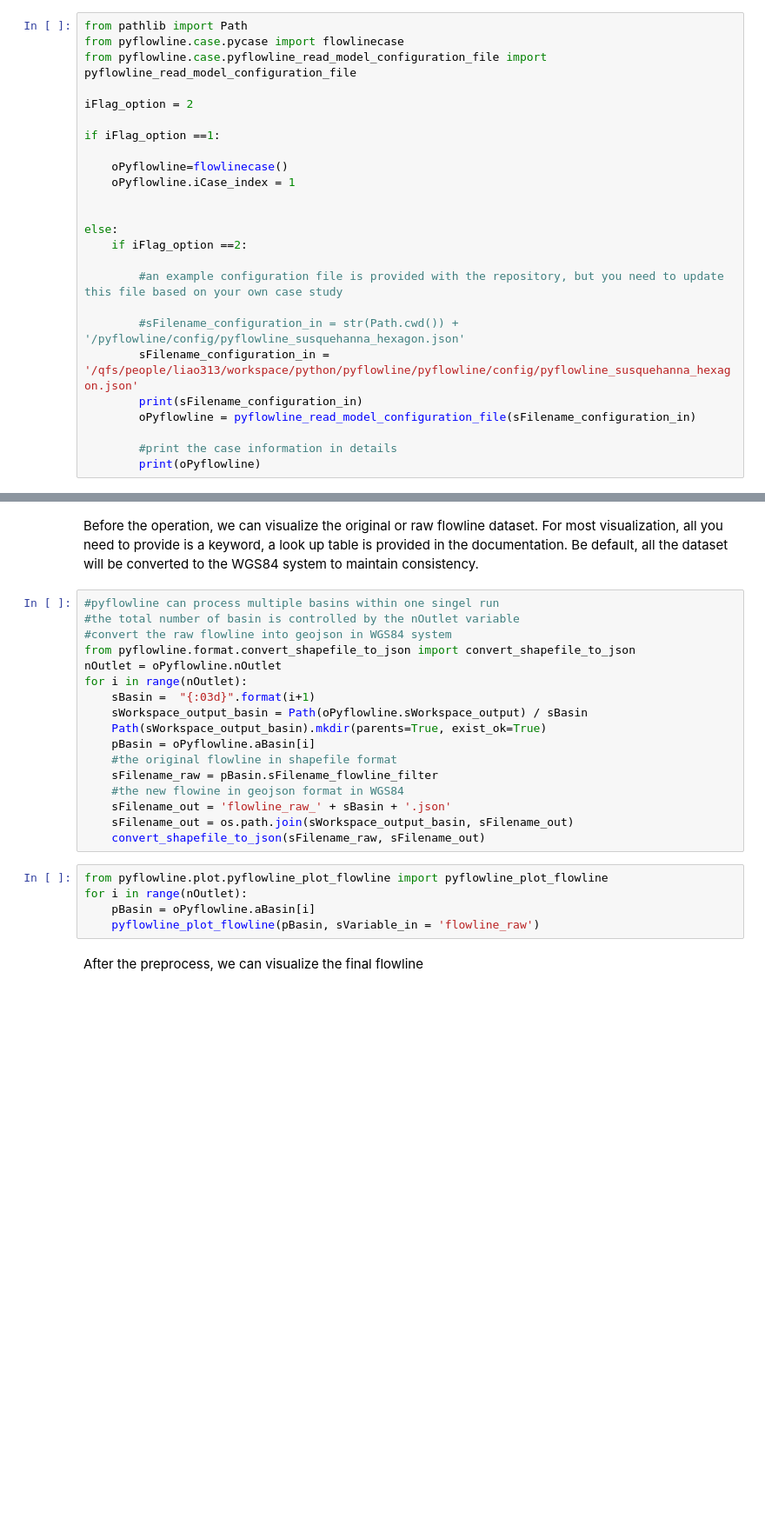
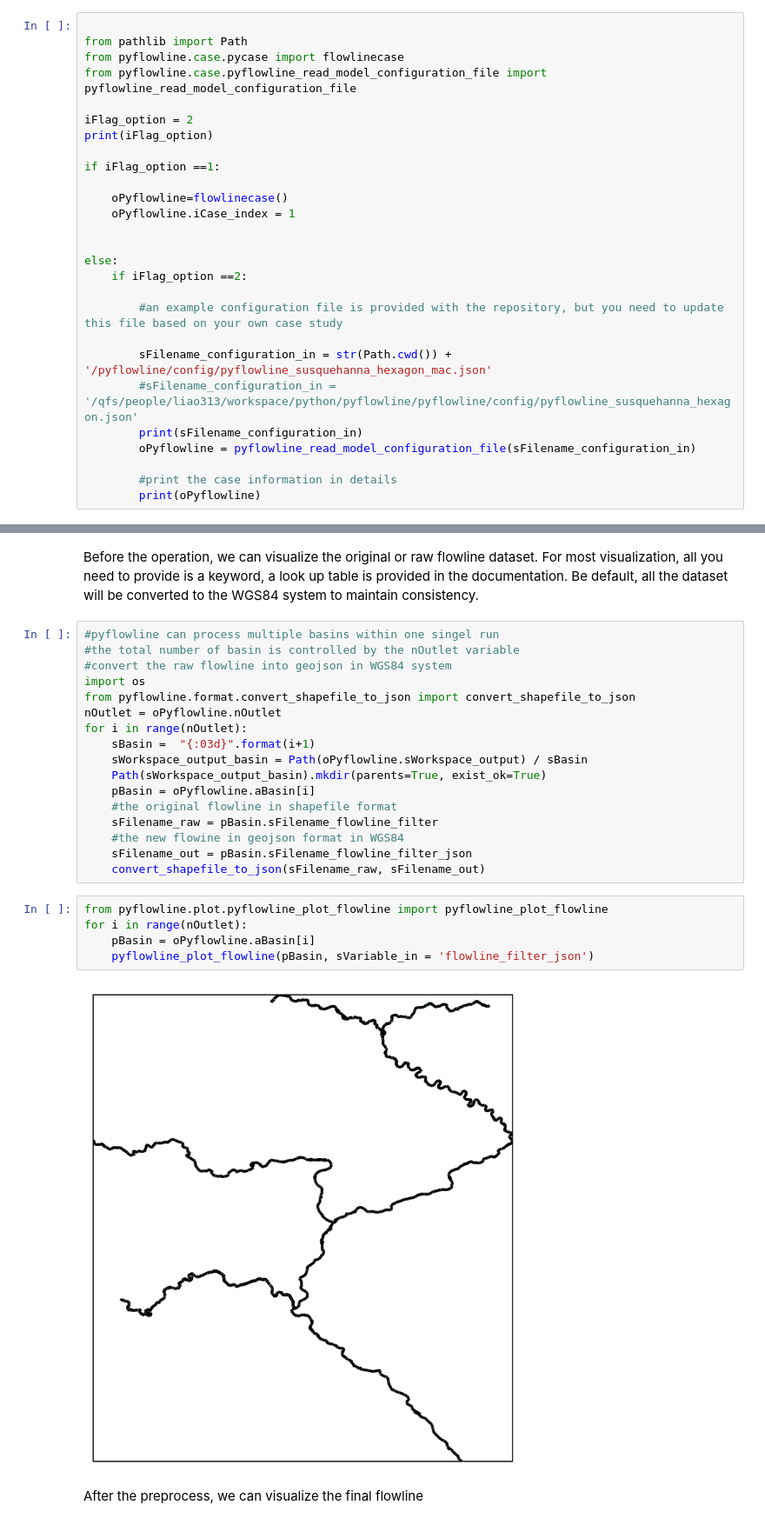
Before and after one commit to changliao1025/pyflowline, a Jupyter notebook: pyflowline.ipynb, the cells around one changed output, grey strips where cells are left out. Shown: that part at 87% size. Cells and saved outputs as stored; diff of their text form; blank space fills up the shorter version.

Commit message:
test line path

```diff
--- a/pyflowline.ipynb
+++ b/pyflowline.ipynb
@@ -4,11 +4,13 @@ This is an example
 The pyflowline python package uses the OOP approach to manage configuration settings.
 Set up the case object. We provide two options to set up a simulation case. First, from scratch (iFlag_option: 1); second, using a json file (iFlag_option = 2). For details of the json file format, please read the documentation.
 # %%
+
 from pathlib import Path
 from pyflowline.case.pycase import flowlinecase
 from pyflowline.case.pyflowline_read_model_configuration_file import pyflowline_read_model_configuration_file
 
 iFlag_option = 2
+print(iFlag_option)
 
 if iFlag_option ==1:
 
@@ -21,8 +23,8 @@ else:
 
         #an example configuration file is provided with the repository, but you need to update this file based on your own case study
 
-        #sFilename_configuration_in = str(Path.cwd()) +  '/pyflowline/config/pyflowline_susquehanna_hexagon.json'
-        sFilename_configuration_in = '/qfs/people/liao313/workspace/python/pyflowline/pyflowline/config/pyflowline_susquehanna_hexagon.json'
+        sFilename_configuration_in = str(Path.cwd()) +  '/pyflowline/config/pyflowline_susquehanna_hexagon_mac.json'
+        #sFilename_configuration_in = '/qfs/people/liao313/workspace/python/pyflowline/pyflowline/config/pyflowline_susquehanna_hexagon.json'
         print(sFilename_configuration_in)
         oPyflowline = pyflowline_read_model_configuration_file(sFilename_configuration_in)
 
@@ -41,6 +44,7 @@ Be default, all the dataset will be converted to the WGS84 system to maintain co
 #pyflowline can process multiple basins within one singel run
 #the total number of basin is controlled by the nOutlet variable
 #convert the raw flowline into geojson in WGS84 system
+import os
 from pyflowline.format.convert_shapefile_to_json import convert_shapefile_to_json
 nOutlet = oPyflowline.nOutlet
 for i in range(nOutlet):
@@ -51,14 +55,15 @@ for i in range(nOutlet):
     #the original flowline in shapefile format
     sFilename_raw = pBasin.sFilename_flowline_filter
     #the new flowine in geojson format in WGS84
-    sFilename_out = 'flowline_raw_' + sBasin + '.json'
-    sFilename_out = os.path.join(sWorkspace_output_basin, sFilename_out)
+    sFilename_out = pBasin.sFilename_flowline_filter_json
     convert_shapefile_to_json(sFilename_raw, sFilename_out)
 # %%
 from pyflowline.plot.pyflowline_plot_flowline import pyflowline_plot_flowline
 for i in range(nOutlet):
     pBasin = oPyflowline.aBasin[i]
-    pyflowline_plot_flowline(pBasin, sVariable_in = 'flowline_raw')
+    pyflowline_plot_flowline(pBasin, sVariable_in = 'flowline_filter_json')
+# %% [output]
+[figure, added]
 # %% [markdown]
 After the preprocess, we can visualize the final flowline
 # %%
```
Also changed, not shown: parts of 1 cell of this notebook, 9 other files.
